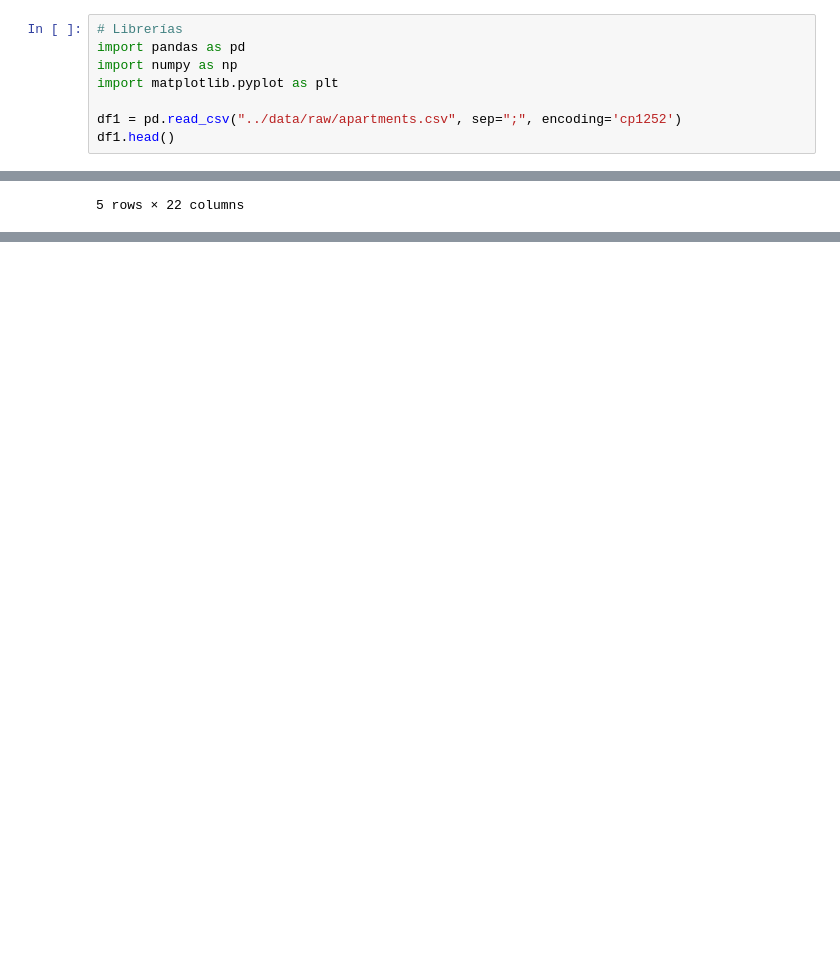
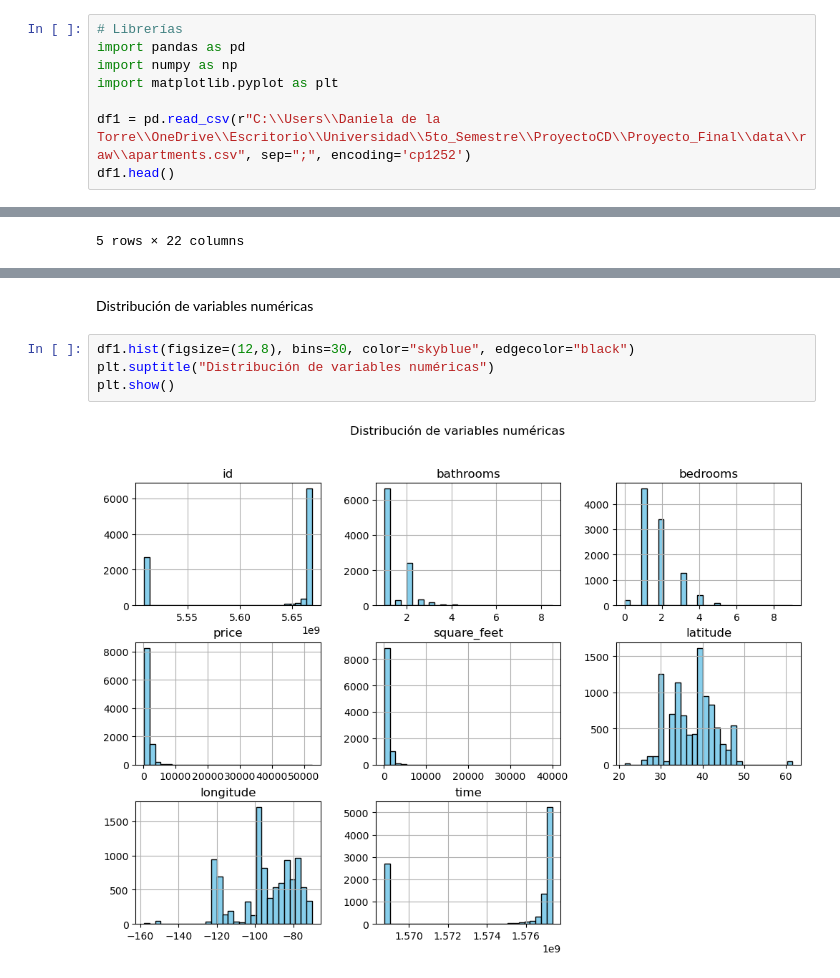
Before and after one commit to claraagui/Proyecto_Final, a Jupyter notebook: notebooks/01_eda_inicial.ipynb, the cells around one changed output, grey strips where cells are left out. Cells and saved outputs as stored; diff of their text form; blank space fills up the shorter version.

```diff
--- a/notebooks/01_eda_inicial.ipynb
+++ b/notebooks/01_eda_inicial.ipynb
@@ -19,7 +19,7 @@ import pandas as pd
 import numpy as np
 import matplotlib.pyplot as plt
 
-df1 = pd.read_csv("../data/raw/apartments.csv", sep=";", encoding='cp1252')
+df1 = pd.read_csv(r"C:\\Users\\Daniela de la Torre\\OneDrive\\Escritorio\\Universidad\\5to_Semestre\\ProyectoCD\\Proyecto_Final\\data\\raw\\apartments.csv", sep=";", encoding='cp1252')
 df1.head()
 # %% [output]
 |  | id | category | title | body | amenities | bathrooms | bedrooms | currency | fee | has_photo | ... |
@@ -31,0 +120,8 @@ df1.head()
+# %% [markdown]
+Distribución de variables numéricas
+# %%
+df1.hist(figsize=(12,8), bins=30, color="skyblue", edgecolor="black")
+plt.suptitle("Distribución de variables numéricas")
+plt.show()
+# %% [output]
+[figure, added]
```
Also changed, not shown: parts of 12 cells of this notebook, 1 other file.
